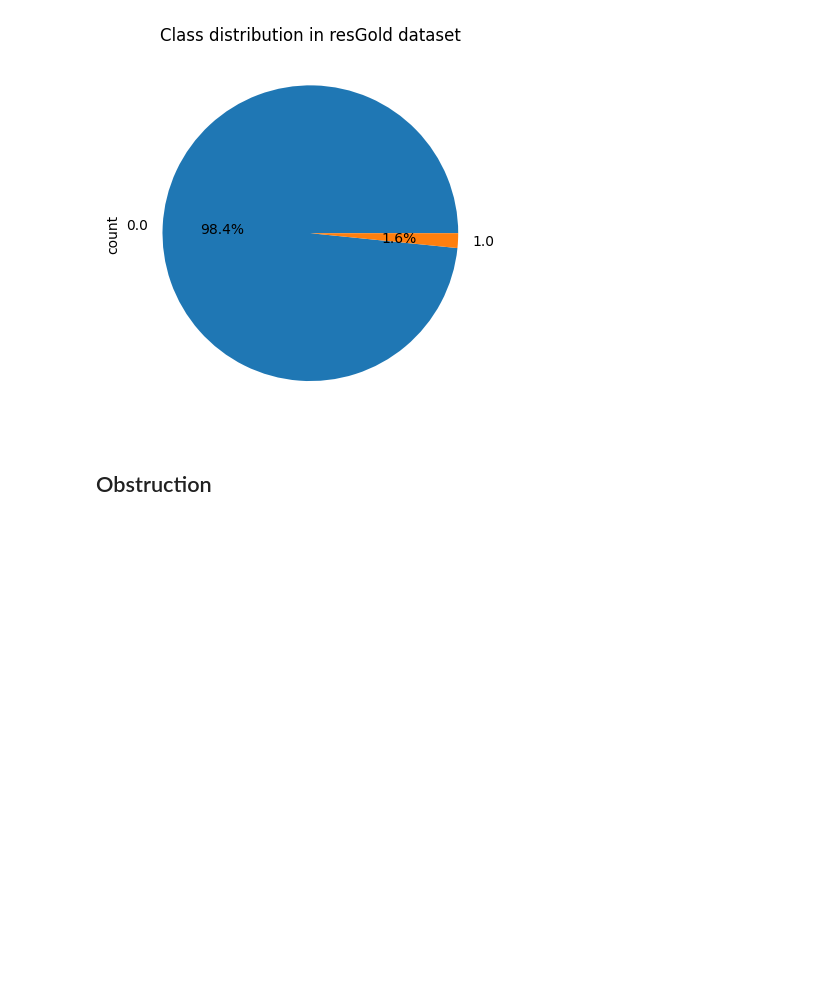
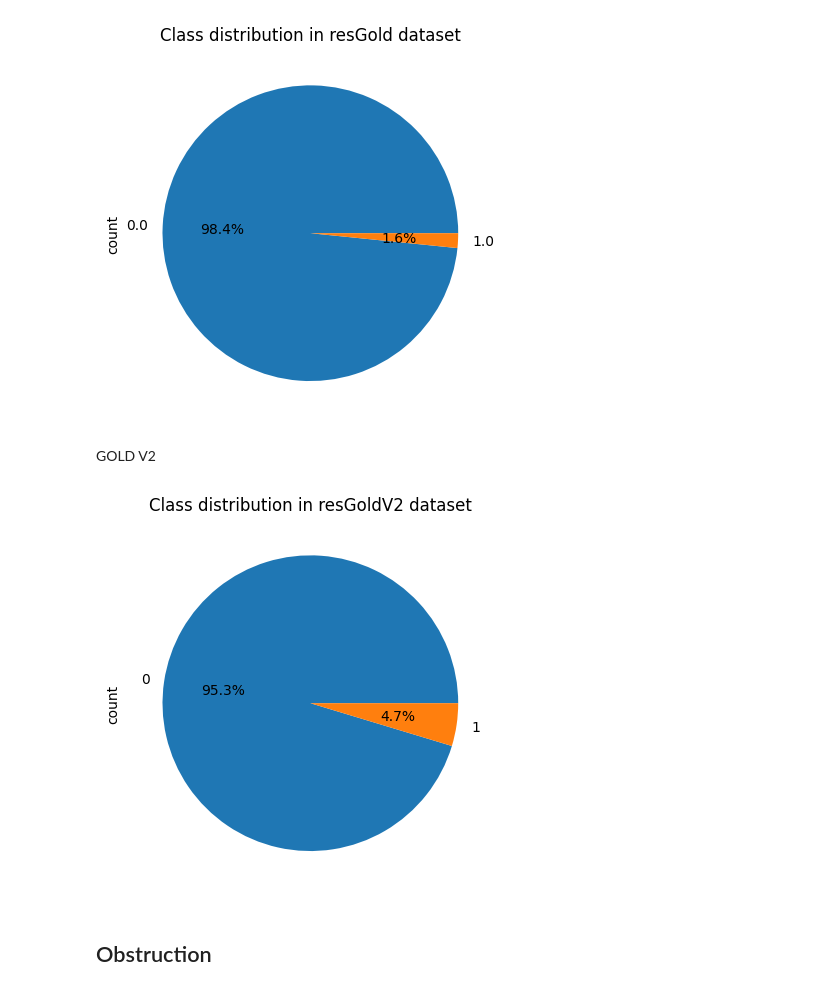
Before and after one commit to proydeia/deia, a Jupyter notebook: ds/graficos.ipynb, the cells around one changed output. Saved outputs shown, nothing was run; the diff lists cells and outputs as text; code cells hidden in the pictures; blank space fills up the shorter version.

```diff
--- a/ds/graficos.ipynb
+++ b/ds/graficos.ipynb
@@ -83,6 +103,16 @@ plt.title('Class distribution in resGold dataset')
 plt.show()
 # %% [output]
 [figure]
+# %% [markdown]
+GOLD V2
+# %%
+resGoldV2_df = pd.DataFrame(resGoldV2)
+
+resGoldV2_df['Restriction'].value_counts().plot.pie(autopct='%1.1f%%')
+plt.title('Class distribution in resGoldV2 dataset')
+plt.show()
+# %% [output]
+[figure, added]
 # %% [markdown]
 ## Obstruction
 # %% [markdown]
```
Also changed, not shown: parts of 14 cells of this notebook, 5 other files.
